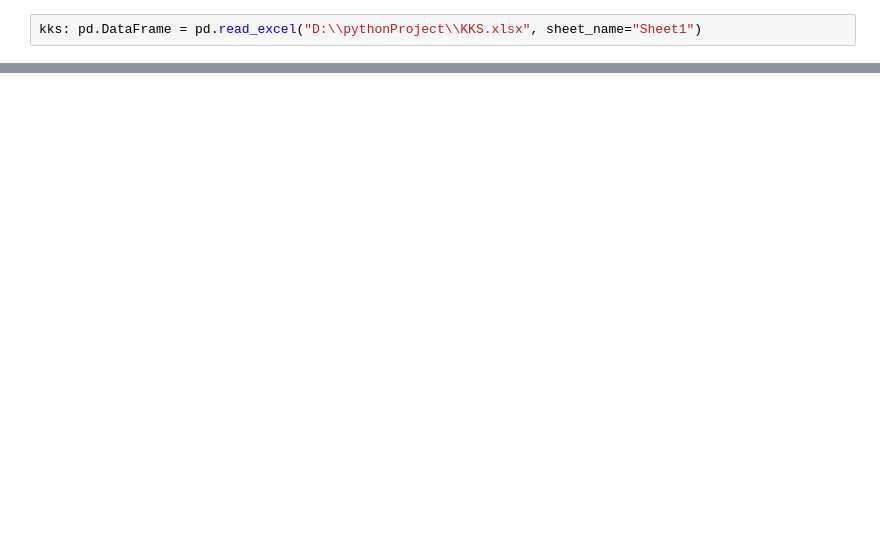
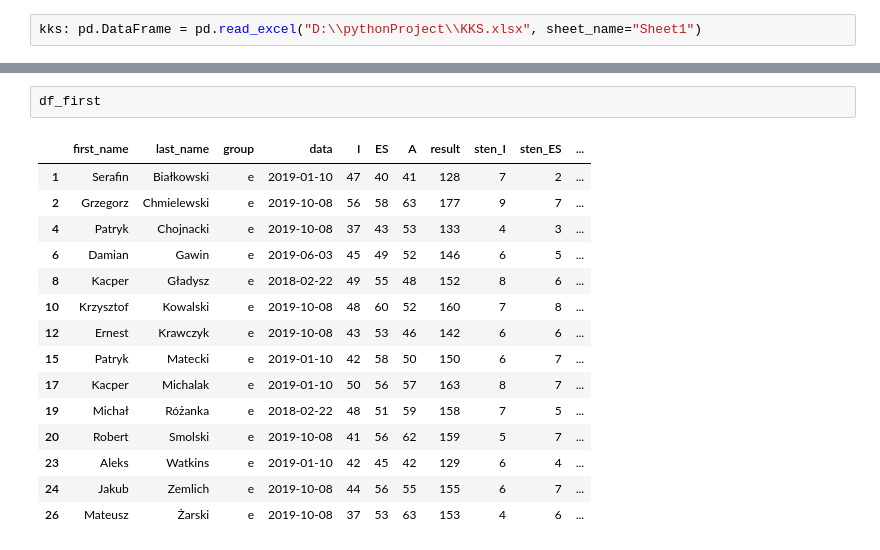
Before and after one commit to brybinski/psychTests, a Jupyter notebook: KKS.ipynb, the cells around one changed output, grey strips where cells are left out. Drawn from its saved outputs; the diff is of its cells as text; blank space fills up the shorter version.

```diff
--- a/KKS.ipynb
+++ b/KKS.ipynb
@@ -73,0 +112,18 @@ TypeError: cannot concatenate object of type '<class 'int'>'; only Series and Da
+# %%
+df_first
+# %% [output]
+|  | first_name | last_name | group | data | I | ES | A | result | sten_I | sten_ES | ... |
+| 1 | Serafin | Białkowski | e | 2019-01-10 | 47 | 40 | 41 | 128 | 7 | 2 | ... |
+| 2 | Grzegorz | Chmielewski | e | 2019-10-08 | 56 | 58 | 63 | 177 | 9 | 7 | ... |
+| 4 | Patryk | Chojnacki | e | 2019-10-08 | 37 | 43 | 53 | 133 | 4 | 3 | ... |
+| 6 | Damian | Gawin | e | 2019-06-03 | 45 | 49 | 52 | 146 | 6 | 5 | ... |
+| 8 | Kacper | Gładysz | e | 2018-02-22 | 49 | 55 | 48 | 152 | 8 | 6 | ... |
+| 10 | Krzysztof | Kowalski | e | 2019-10-08 | 48 | 60 | 52 | 160 | 7 | 8 | ... |
+| 12 | Ernest | Krawczyk | e | 2019-10-08 | 43 | 53 | 46 | 142 | 6 | 6 | ... |
+| 15 | Patryk | Matecki | e | 2019-01-10 | 42 | 58 | 50 | 150 | 6 | 7 | ... |
+| 17 | Kacper | Michalak | e | 2019-01-10 | 50 | 56 | 57 | 163 | 8 | 7 | ... |
+| 19 | Michał | Różanka | e | 2018-02-22 | 48 | 51 | 59 | 158 | 7 | 5 | ... |
+| 20 | Robert | Smolski | e | 2019-10-08 | 41 | 56 | 62 | 159 | 5 | 7 | ... |
+| 23 | Aleks | Watkins | e | 2019-01-10 | 42 | 45 | 42 | 129 | 6 | 4 | ... |
+| 24 | Jakub | Zemlich | e | 2019-10-08 | 44 | 56 | 55 | 155 | 6 | 7 | ... |
+| 26 | Mateusz | Żarski | e | 2019-10-08 | 37 | 53 | 63 | 153 | 4 | 6 | ... |
```
Also changed, not shown: parts of 11 cells of this notebook, 1 other file.
